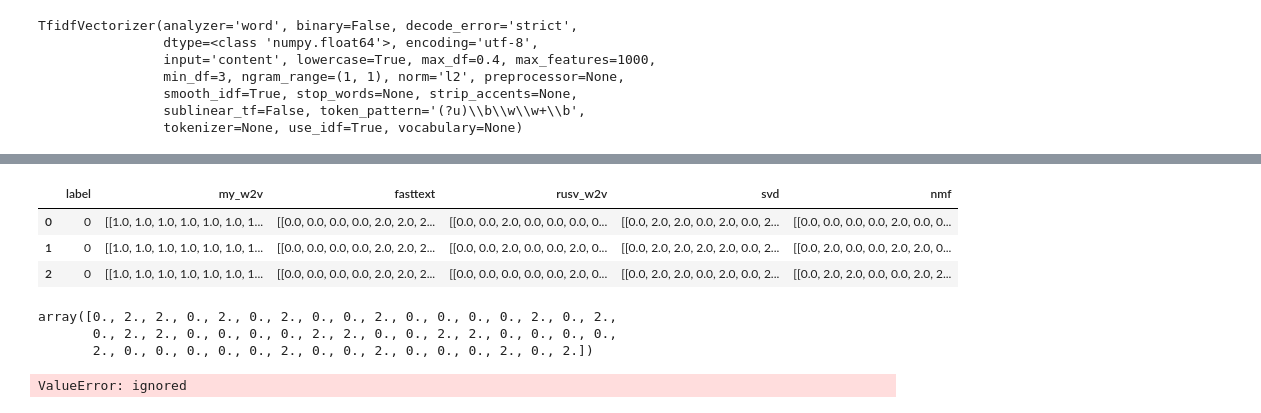
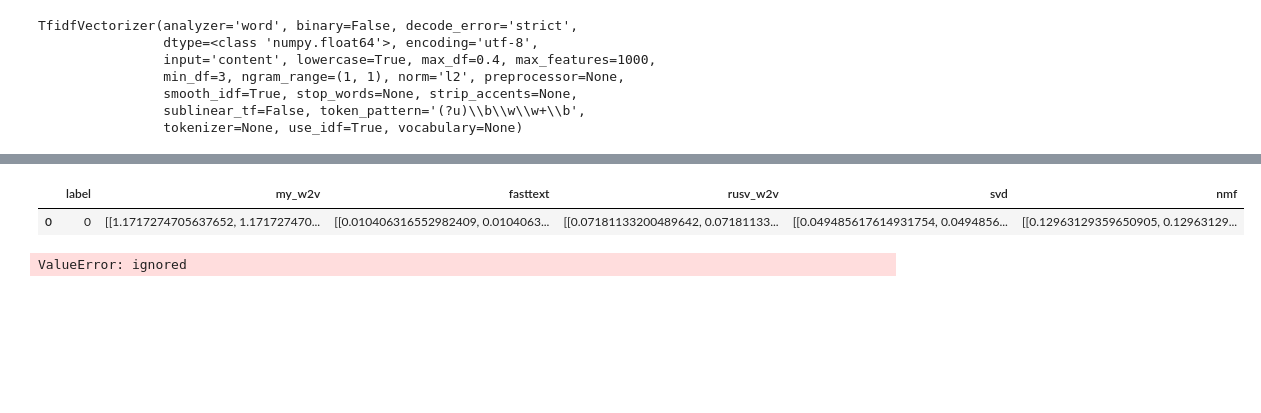
Before and after one commit to DmitryKutsev/hse_compling_homework, a Jupyter notebook: hw6.ipynb, the cells around one changed output, grey strips where cells are left out. Saved outputs shown, nothing was run; the diff lists cells and outputs as text; code cells hidden in the pictures; blank space fills up the shorter version.

```diff
--- a/hw6.ipynb
+++ b/hw6.ipynb
@@ -450,12 +443,14 @@ TfidfVectorizer(analyzer='word', binary=False, decode_error='strict',
 #Подсчет косинусного расстояния для SVD и NMF
 svd = TruncatedSVD(200)
 
-X_text_1 = svd.fit_transform(tfidf.transform(vectors_df['text_1_nor'].values))
-X_text_2 = svd.fit_transform(tfidf.transform(vectors_df['text_2_nor'].values))
+X_text_1 = svd.fit_transform(tfidf.transform(vectors_df['text_1_nor']))
+X_text_2 = svd.fit_transform(tfidf.transform(vectors_df['text_2_nor']))
 # %%
 vect_dict = []
+len(distance)
+distance = np.zeros((len(vectors_df['text_1_nor'].values), dim))
 for i, text in enumerate(X_text_1):
-    distance = cosine_distances(X_text_2[i].reshape(-1, 1), X_text_1[i].reshape(-1, 1))
+    distance[i] = cosine_distances(X_text_2[[i]], X_text_1[[i]])[0][0]
     vect_dict.append(distance)
 vectors_df['distance_svd'] = vect_dict
 # %%
@@ -465,8 +460,9 @@ X_text_1_nmf = nmf.fit_transform(tfidf.transform(vectors_df['text_1_nor'].values
 X_text_2_nmf = nmf.fit_transform(tfidf.transform(vectors_df['text_2_nor'].values))
 # %%
 vect_dict = []
+distance = np.zeros((len(vectors_df['text_1_nor'].values), dim))
 for i, text in enumerate(X_text_1):
-    distance = cosine_distances(X_text_2_nmf[i].reshape(-1, 1), X_text_1_nmf[i].reshape(-1, 1))
+    distance[i] = cosine_distances(X_text_2_nmf[[i]], X_text_1_nmf[[i]])[0][0]
     vect_dict.append(distance)
 vectors_df['distance_nmf'] = vect_dict
 # %%
@@ -524,16 +521,7 @@ vectors_only = vectors_df.drop(['text_1','text_2', 'text_1_norm', 'text_2_norm',
 #переименование столбцов
 vectors_only.columns = ['label','my_w2v', 'fasttext', 'rusv_w2v', 'svd', 'nmf']
 # %%
-vectors_only.head(3)
+vectors_only.head(1)
 # %% [output]
 |  | label | my_w2v | fasttext | rusv_w2v | svd | nmf |
-| 0 | 0 | [[1.0, 1.0, 1.0, 1.0, 1.0, 1.0, 1... | [[0.0, 0.0, 0.0, 0.0, 2.0, 2.0, 2... | [[0.0, 0.0, 2.0, 0.0, 0.0, 0.0, 0... | [[0.0, 2.0, 2.0, 0.0, 2.0, 0.0, 2... | [[0.0, 0.0, 0.0, 0.0, 2.0, 0.0, 0... |
-| 1 | 0 | [[1.0, 1.0, 1.0, 1.0, 1.0, 1.0, 1... | [[0.0, 0.0, 0.0, 0.0, 2.0, 2.0, 2... | [[0.0, 0.0, 2.0, 0.0, 0.0, 2.0, 0... | [[0.0, 2.0, 2.0, 2.0, 2.0, 0.0, 2... | [[0.0, 2.0, 0.0, 0.0, 2.0, 2.0, 0... |
-| 2 | 0 | [[1.0, 1.0, 1.0, 1.0, 1.0, 1.0, 1... | [[0.0, 0.0, 0.0, 0.0, 2.0, 2.0, 2... | [[0.0, 0.0, 0.0, 0.0, 0.0, 2.0, 0... | [[0.0, 2.0, 2.0, 0.0, 2.0, 0.0, 2... | [[0.0, 2.0, 2.0, 0.0, 0.0, 2.0, 2... |
+| 0 | 0 | [[1.1717274705637652, 1.171727470... | [[0.010406316552982409, 0.0104063... | [[0.07181133200489642, 0.07181133... | [[0.049485617614931754, 0.0494856... | [[0.12963129359650905, 0.12963129... |
-# %%
-#то место, где я сдаюсь.
-vectors_only['svd'][0][3]
-# %% [output]
-array([0., 2., 2., 0., 2., 0., 2., 0., 0., 2., 0., 0., 0., 0., 2., 0., 2.,
-       0., 2., 2., 0., 0., 0., 0., 2., 2., 0., 0., 2., 2., 0., 0., 0., 0.,
-       2., 0., 0., 0., 0., 0., 2., 0., 0., 2., 0., 0., 0., 2., 0., 2.])
```
Also changed, not shown: parts of 20 cells of this notebook.
